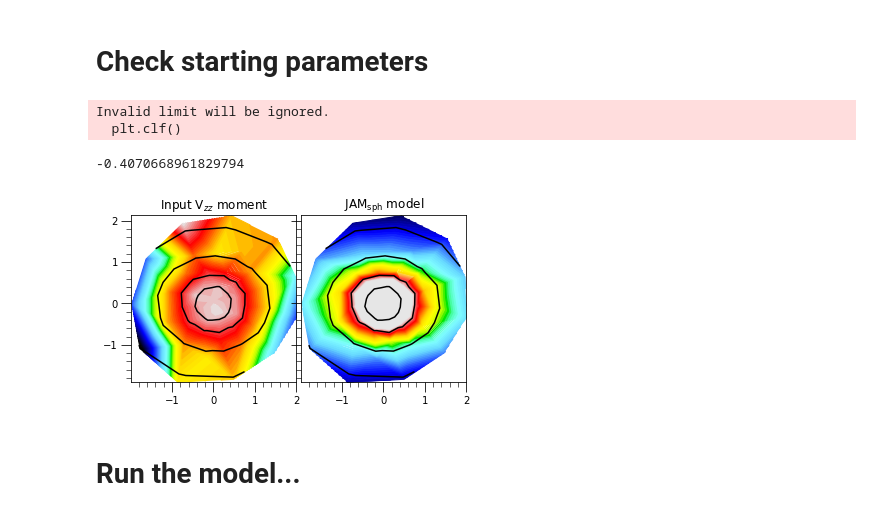
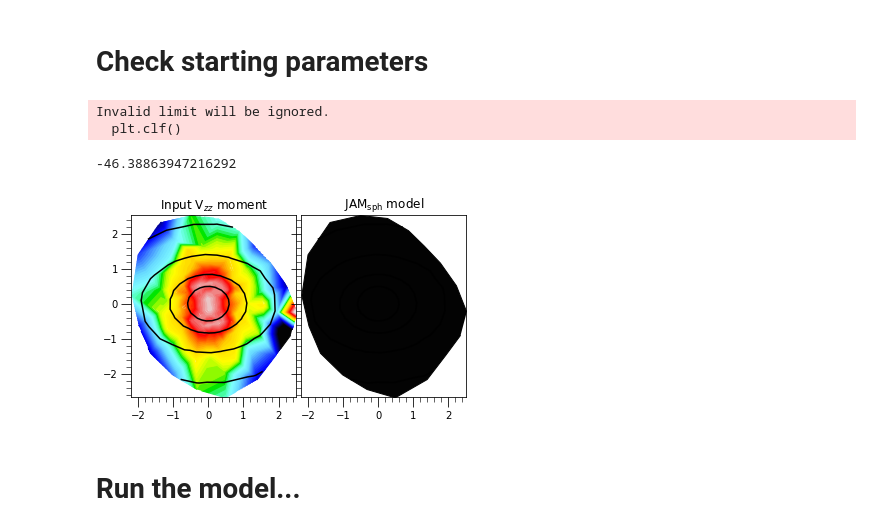
Before and after one commit to shawnknabel/slacs_kinematics_jam_modeling, a Jupyter notebook: jupyter_notebooks/jampy/012523_jam_bayes.ipynb, the cells around one changed output. Drawn from its saved outputs; the diff is of its cells as text; code cells hidden in the pictures.

```diff
--- a/jupyter_notebooks/jampy/012523_jam_bayes.ipynb
+++ b/jupyter_notebooks/jampy/012523_jam_bayes.ipynb
@@ -176,13 +213,13 @@ Inclination
 inc = 80          # Assumed galaxy inclination (free parameter?)
 
 # take the surface density, etc from mge saved parameters
-with open(f'{file_dir}{obj_name}_details_for_jampy.pkl', 'rb') as f:
+with open(f'{target_kin_dir}{obj_name}_{SN}_details_for_jampy.pkl', 'rb') as f:
     tommy_pickles = pickle.load(f)
 
 surf = tommy_pickles.surf_density
 sigma = tommy_pickles.mge_sigma
 qObs = tommy_pickles.q
-kcwi_sigmapsf = tommy_pickles.kcwi_sigmapst # mistake in name
+kcwi_sigmapsf = tommy_pickles.kcwi_sigmapsf
 Vrms_bin = tommy_pickles.Vrms_bin
 dVrms_bin = tommy_pickles.dVrms_bind # mistake in name
 V_bin = tommy_pickles.V_bin
@@ -419,16 +456,16 @@ ________________________________________
 
 # Define a function to prepare inputs and another to dynamically model given inputs
 # %%
-def prepare_to_jam(obj_name, file_dir):
+def prepare_to_jam(obj_name, file_dir, SN):
 
     # take the surface density, etc from mge saved parameters
-    with open(f'{file_dir}{obj_name}_details_for_jampy.pkl', 'rb') as f:
+    with open(f'{file_dir}{obj_name}_{SN}_details_for_jampy.pkl', 'rb') as f:
         tommy_pickles = pickle.load(f)
 
     surf = tommy_pickles.surf_density
     sigma = tommy_pickles.mge_sigma
     qObs = tommy_pickles.q
-    kcwi_sigmapsf = tommy_pickles.kcwi_sigmapst # mistake in name
+    kcwi_sigmapsf = tommy_pickles.kcwi_sigmapsf
     Vrms_bin = tommy_pickles.Vrms_bin
     dVrms_bin = tommy_pickles.dVrms_bind # mistake in name
     V_bin = tommy_pickles.V_bin
@@ -688,21 +742,6 @@ __________
 # Bayesian fitting with AdaMet
 
 ## Start with constant anisotropy and NFW profile
-# %%
-# try with random obj_name
-
-obj_name = obj_names[9]
-file_dir = f'{data_dir}mosaics/{obj_name}/'
-
-# prepare inputs
-surf, sigma, qobs, kcwi_sigmapsf, Vrms, dVrms, V, dV, xbin, ybin, reff = prepare_to_jam(obj_name)
-
-# get distance from z
-slacs_data = np.genfromtxt(f'{data_dir}slacs_tableA1.txt', delimiter='', dtype='U10')
-zlens_column = slacs_data[:,3].astype(float)
-slacs_table_name = obj_name[4:]
-zlens = zlens_column[slacs_data[:,0]==slacs_table_name]
-distance = cosmo.angular_diameter_distance(zlens).value
 # %%
 #############################################################
 # JAM Parameters
@@ -722,7 +761,7 @@ normpsf = 1.
 
 ##############################################################################
 
-qmin = np.min(qobs)
+qmin = np.min(qObs)
 
 # Starting guess, e.g. from a previous least-squares fit
 #gamma0 = -2.0             # inner power law slope
@@ -744,24 +783,24 @@ goodbins = np.isfinite(xbin)  # Here I fit all bins
 
 # These parameters are passed to JAM
 kwargs = {'surf_lum': surf, 'sigma_lum': sigma, 'qobs_lum': qObs,
-          'distance': distance, 'xbin': xbin, 'ybin': ybin, 'sigmapsf': sigmapsf,
-          'normpsf': normpsf, 'rms':Vrms, 'erms':dVrms, 'pixsize': pixsize,
+          'distance': distance, 'xbin': xbin, 'ybin': ybin, 'sigmapsf': kcwi_sigmapsf,
+          'normpsf': normpsf, 'rms':Vrms_bin, 'erms':dVrms_bin, 'pixsize': pixsize,
           'goodbins': goodbins, 'plot': 0, 'model':model, 'reff':reff}
 # %% [markdown]
 # Check starting parameters
 # %%
 # I adjusted the fitting range below after an initial fit which
 # gave me an idea of some suitable ranges for the parameters
 
 
-jam_lnprob_nfw_constbeta(p0, surf, sigma, qobs, distance,
-                          xbin, ybin, sigmapsf, normpsf, goodbins,
-                           Vrms, dVrms, pixsize, reff, plot=True, align='sph', model='nfw')
+jam_lnprob_nfw_constbeta(p0, surf, sigma, qObs, distance,
+                          xbin, ybin, kcwi_sigmapsf, normpsf, goodbins,
+                           Vrms_bin, dVrms_bin, pixsize, reff, plot=True, align='sph', model='nfw')
 # %% [output]
 Invalid limit will be ignored.
   plt.clf()
--0.4070668961829794
+-46.38863947216292
-[figure, old version]
+[figure, new version]
 # %% [markdown]
 # Run the model...
 # %%
```
Also changed, not shown: parts of 27 cells of this notebook, 6 other files.
